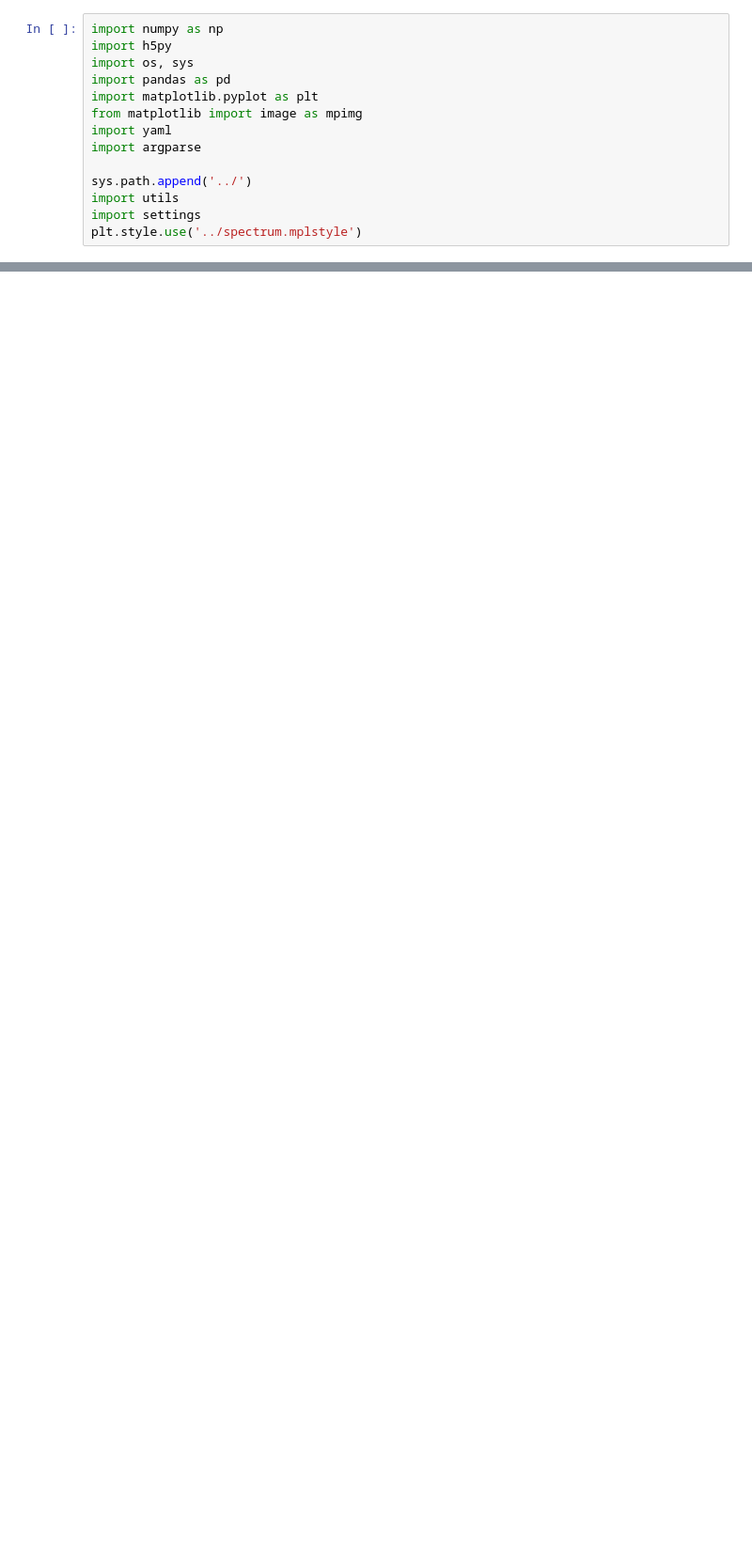
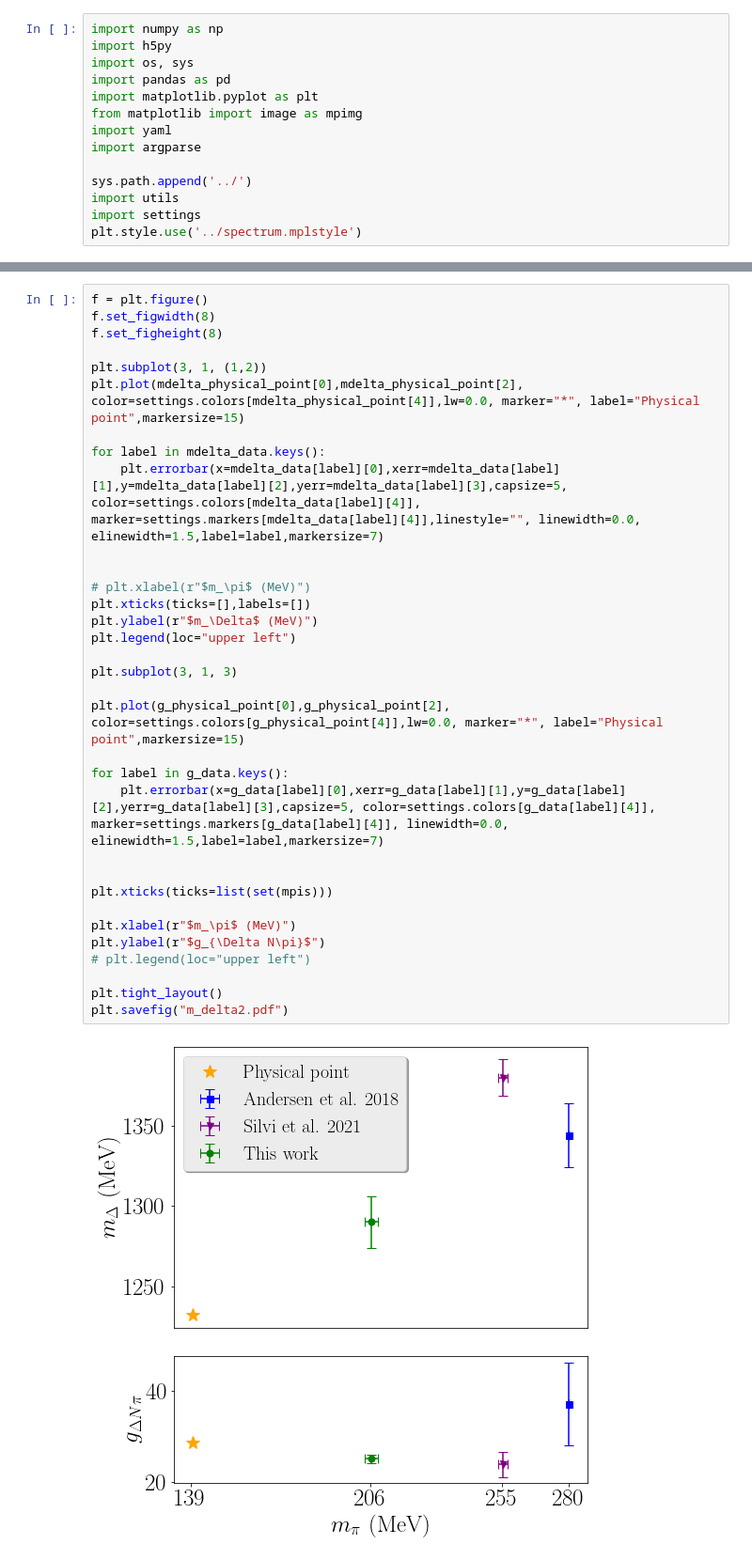
Before and after one commit to xinucode/sigmond_python_plots, a Jupyter notebook: m_delta/m_delta_plot.ipynb, the cells around one changed output, grey strips where cells are left out. Shown at 94% size. Cells and saved outputs as stored; diff of their text form; blank space fills up the shorter version.

```diff
--- a/m_delta/m_delta_plot.ipynb
+++ b/m_delta/m_delta_plot.ipynb
@@ -54,0 +64,35 @@ plt.savefig("m_delta.pdf")
+# %%
+f = plt.figure()
+f.set_figwidth(8)
+f.set_figheight(8)
+
+plt.subplot(3, 1, (1,2))
+plt.plot(mdelta_physical_point[0],mdelta_physical_point[2], color=settings.colors[mdelta_physical_point[4]],lw=0.0, marker="*", label="Physical point",markersize=15)
+
+for label in mdelta_data.keys():
+    plt.errorbar(x=mdelta_data[label][0],xerr=mdelta_data[label][1],y=mdelta_data[label][2],yerr=mdelta_data[label][3],capsize=5, color=settings.colors[mdelta_data[label][4]], marker=settings.markers[mdelta_data[label][4]],linestyle="", linewidth=0.0, elinewidth=1.5,label=label,markersize=7)
+
+
+# plt.xlabel(r"$m_\pi$ (MeV)")
+plt.xticks(ticks=[],labels=[])
+plt.ylabel(r"$m_\Delta$ (MeV)")
+plt.legend(loc="upper left")
+
+plt.subplot(3, 1, 3)
+
+plt.plot(g_physical_point[0],g_physical_point[2], color=settings.colors[g_physical_point[4]],lw=0.0, marker="*", label="Physical point",markersize=15)
+
+for label in g_data.keys():
+    plt.errorbar(x=g_data[label][0],xerr=g_data[label][1],y=g_data[label][2],yerr=g_data[label][3],capsize=5, color=settings.colors[g_data[label][4]], marker=settings.markers[g_data[label][4]], linewidth=0.0, elinewidth=1.5,label=label,markersize=7)
+
+
+plt.xticks(ticks=list(set(mpis)))
+
+plt.xlabel(r"$m_\pi$ (MeV)")
+plt.ylabel(r"$g_{\Delta N\pi}$")
+# plt.legend(loc="upper left")
+
+plt.tight_layout()
+plt.savefig("m_delta2.pdf")
+# %% [output]
+[figure, added]
```
Also changed, not shown: parts of 4 cells of this notebook, 6 other files.
